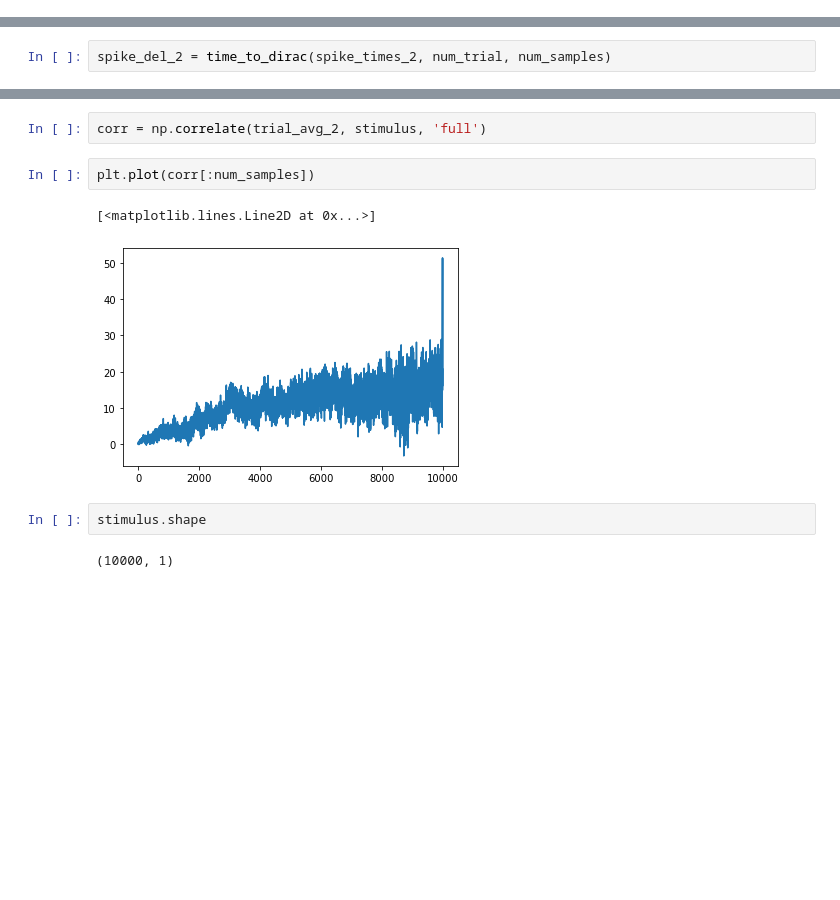
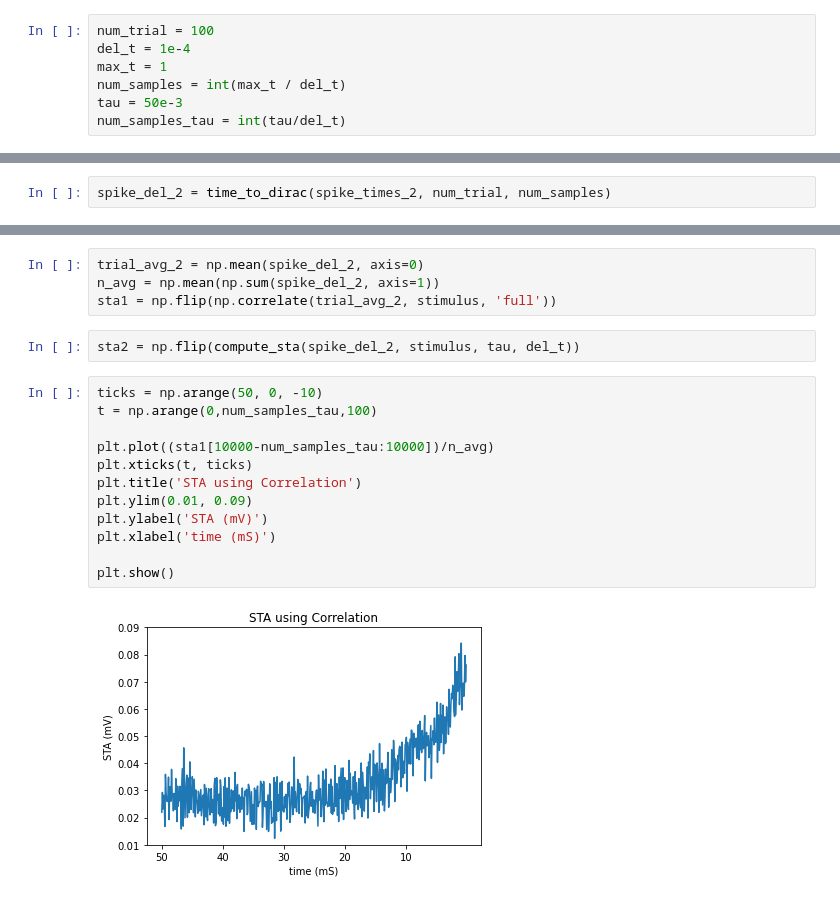
Before and after one commit to bramantyois/aand, a Jupyter notebook: week_02/week_02.ipynb, the cells around one changed output, grey strips where cells are left out. Cells and saved outputs as stored; diff of their text form; blank space fills up the shorter version.

```diff
--- a/week_02/week_02.ipynb
+++ b/week_02/week_02.ipynb
@@ -92,0 +92,7 @@ num_samples = sr
+# %%
+num_trial = 100
+del_t = 1e-4
+max_t = 1
+num_samples = int(max_t / del_t)
+tau = 50e-3
+num_samples_tau = int(tau/del_t)
@@ -97,11 +124,20 @@ trial_avg_2 = np.mean(spike_del_2, axis=0)
-# %%
-corr = np.correlate(trial_avg_2, stimulus, 'full')
-# %%
-plt.plot(corr[:num_samples])
-# %% [output]
-[<matplotlib.lines.Line2D at 0x...>]
-[figure, removed]
-# %%
-stimulus.shape
-# %% [output]
-(10000, 1)
+# %%
+trial_avg_2 = np.mean(spike_del_2, axis=0)
+n_avg = np.mean(np.sum(spike_del_2, axis=1))
+sta1 = np.flip(np.correlate(trial_avg_2, stimulus, 'full'))
+# %%
+sta2 = np.flip(compute_sta(spike_del_2, stimulus, tau, del_t))
+# %%
+ticks = np.arange(50, 0, -10)
+t = np.arange(0,num_samples_tau,100)
+
+plt.plot((sta1[10000-num_samples_tau:10000])/n_avg)
+plt.xticks(t, ticks)
+plt.title('STA using Correlation')
+plt.ylim(0.01, 0.09)
+plt.ylabel('STA (mV)')
+plt.xlabel('time (mS)')
+
+plt.show()
+# %% [output]
+[figure, added]
```
Also changed, not shown: parts of 11 cells of this notebook.
